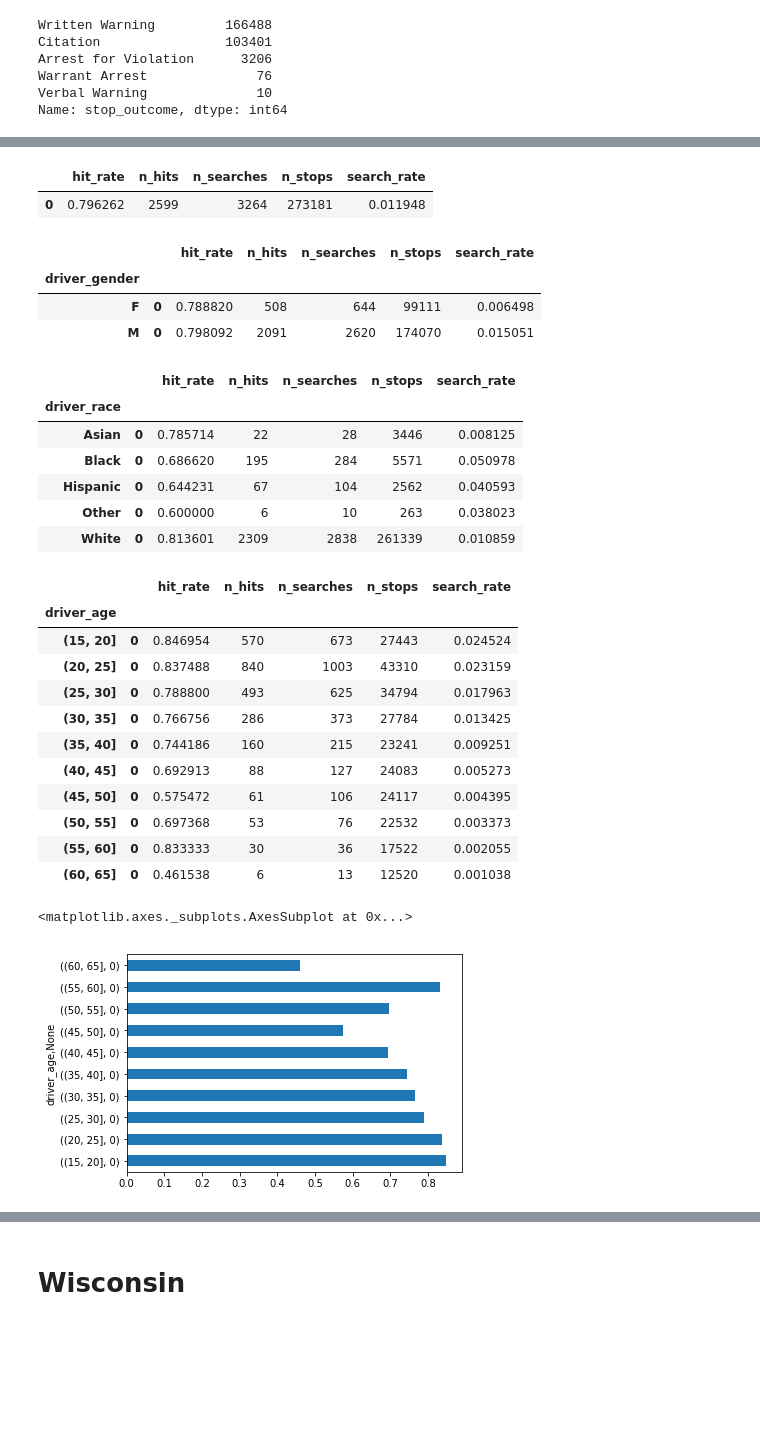
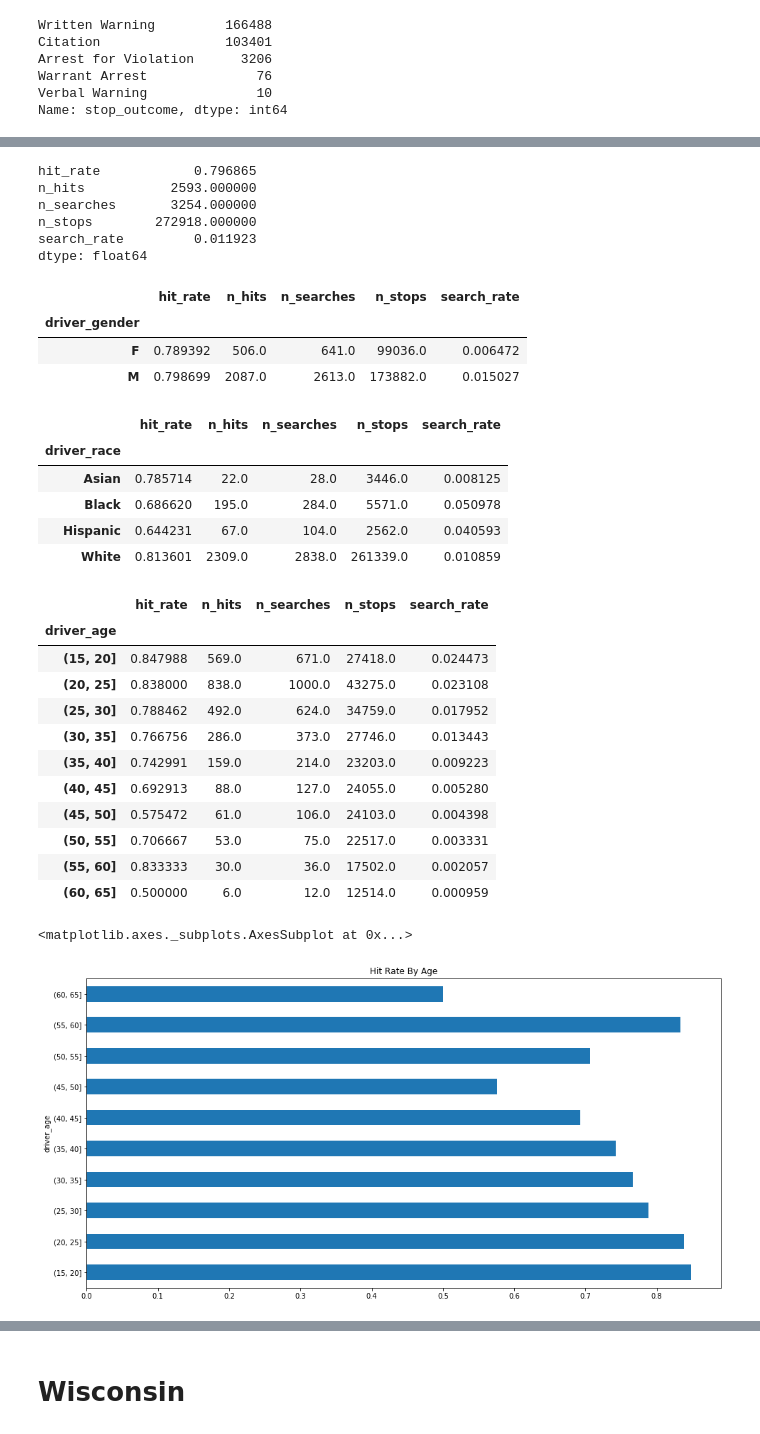
Before and after one commit to triestpa/Police-Analysis-Python, a Jupyter notebook: traffic_stop_analysis.ipynb, the cells around one changed output, grey strips where cells are left out. Drawn from its saved outputs; the diff is of its cells as text; code cells hidden in the pictures; blank space fills up the shorter version.

```diff
--- a/traffic_stop_analysis.ipynb
+++ b/traffic_stop_analysis.ipynb
@@ -7,6 +7,8 @@ import pandas as pd
 import numpy as np
 import matplotlib.pyplot as plt
 %matplotlib inline
+# %%
+figsize = (16,8)
 # %% [markdown]
 # Dataset Exploration
 # %% [markdown]
@@ -198 +158,3 @@ Name: driver_race, dtype: int64
+# %%
+df_vt = df_vt[df_vt['driver_race'] != 'Other']
 # %%
@@ -209,0 +230,2 @@ fig.savefig('race_age_dist.png', bbox_inches='tight')
+# %%
+df_vt['is_white'] = df_vt['driver_race'] == 'White'
@@ -226,55 +307,58 @@ def compute_search_stats(df):
     else:
         hit_rate = n_hits / n_searches
 
-    return(pd.DataFrame(data = {
+    return(pd.Series(data = {
         'n_stops': n_stops,
         'n_searches': n_searches,
         'n_hits': n_hits,
         'search_rate': search_rate,
         'hit_rate': hit_rate
-    }, index=[0]))
+    }))
 # %%
 compute_search_stats(df_vt)
 # %% [output]
-|  | hit_rate | n_hits | n_searches | n_stops | search_rate |
-| 0 | 0.796262 | 2599 | 3264 | 273181 | 0.011948 |
+hit_rate            0.796865
+n_hits           2593.000000
+n_searches       3254.000000
+n_stops        272918.000000
+search_rate         0.011923
+dtype: float64
 # %%
 df_vt.groupby('driver_gender').apply(compute_search_stats)
 # %% [output]
-|  |  | hit_rate | n_hits | n_searches | n_stops | search_rate |
-| driver_gender |  |  |  |  |  |  |
-| F | 0 | 0.788820 | 508 | 644 | 99111 | 0.006498 |
-| M | 0 | 0.798092 | 2091 | 2620 | 174070 | 0.015051 |
+|  | hit_rate | n_hits | n_searches | n_stops | search_rate |
+| driver_gender |  |  |  |  |  |
+| F | 0.789392 | 506.0 | 641.0 | 99036.0 | 0.006472 |
+| M | 0.798699 | 2087.0 | 2613.0 | 173882.0 | 0.015027 |
 # %%
 df_vt.groupby('driver_race').apply(compute_search_stats)
 # %% [output]
-|  |  | hit_rate | n_hits | n_searches | n_stops | search_rate |
-| driver_race |  |  |  |  |  |  |
-| Asian | 0 | 0.785714 | 22 | 28 | 3446 | 0.008125 |
-| Black | 0 | 0.686620 | 195 | 284 | 5571 | 0.050978 |
-| Hispanic | 0 | 0.644231 | 67 | 104 | 2562 | 0.040593 |
-| Other | 0 | 0.600000 | 6 | 10 | 263 | 0.038023 |
-| White | 0 | 0.813601 | 2309 | 2838 | 261339 | 0.010859 |
+|  | hit_rate | n_hits | n_searches | n_stops | search_rate |
+| driver_race |  |  |  |  |  |
+| Asian | 0.785714 | 22.0 | 28.0 | 3446.0 | 0.008125 |
+| Black | 0.686620 | 195.0 | 284.0 | 5571.0 | 0.050978 |
+| Hispanic | 0.644231 | 67.0 | 104.0 | 2562.0 | 0.040593 |
+| White | 0.813601 | 2309.0 | 2838.0 | 261339.0 | 0.010859 |
 # %%
 age_groups = pd.cut(df_vt["driver_age"], np.arange(15, 70, 5))
 age_aggregation = df_vt.groupby(age_groups).apply(compute_search_stats)
 age_aggregation
 # %% [output]
-|  |  | hit_rate | n_hits | n_searches | n_stops | search_rate |
-| driver_age |  |  |  |  |  |  |
-| (15, 20] | 0 | 0.846954 | 570 | 673 | 27443 | 0.024524 |
-| (20, 25] | 0 | 0.837488 | 840 | 1003 | 43310 | 0.023159 |
-| (25, 30] | 0 | 0.788800 | 493 | 625 | 34794 | 0.017963 |
-| (30, 35] | 0 | 0.766756 | 286 | 373 | 27784 | 0.013425 |
-| (35, 40] | 0 | 0.744186 | 160 | 215 | 23241 | 0.009251 |
-| (40, 45] | 0 | 0.692913 | 88 | 127 | 24083 | 0.005273 |
-| (45, 50] | 0 | 0.575472 | 61 | 106 | 24117 | 0.004395 |
-| (50, 55] | 0 | 0.697368 | 53 | 76 | 22532 | 0.003373 |
-| (55, 60] | 0 | 0.833333 | 30 | 36 | 17522 | 0.002055 |
-| (60, 65] | 0 | 0.461538 | 6 | 13 | 12520 | 0.001038 |
+|  | hit_rate | n_hits | n_searches | n_stops | search_rate |
+| driver_age |  |  |  |  |  |
+| (15, 20] | 0.847988 | 569.0 | 671.0 | 27418.0 | 0.024473 |
+| (20, 25] | 0.838000 | 838.0 | 1000.0 | 43275.0 | 0.023108 |
+| (25, 30] | 0.788462 | 492.0 | 624.0 | 34759.0 | 0.017952 |
+| (30, 35] | 0.766756 | 286.0 | 373.0 | 27746.0 | 0.013443 |
+| (35, 40] | 0.742991 | 159.0 | 214.0 | 23203.0 | 0.009223 |
+| (40, 45] | 0.692913 | 88.0 | 127.0 | 24055.0 | 0.005280 |
+| (45, 50] | 0.575472 | 61.0 | 106.0 | 24103.0 | 0.004398 |
+| (50, 55] | 0.706667 | 53.0 | 75.0 | 22517.0 | 0.003331 |
+| (55, 60] | 0.833333 | 30.0 | 36.0 | 17502.0 | 0.002057 |
+| (60, 65] | 0.500000 | 6.0 | 12.0 | 12514.0 | 0.000959 |
 # %%
-age_aggregation['hit_rate'].plot.barh()
+age_aggregation['hit_rate'].plot.barh(title="Hit Rate By Age", figsize=figsize)
 # %% [output]
 <matplotlib.axes._subplots.AxesSubplot at 0x...>
-[figure, old version]
+[figure, new version]
 # %%
```
Also changed, not shown: parts of 57 cells of this notebook.
